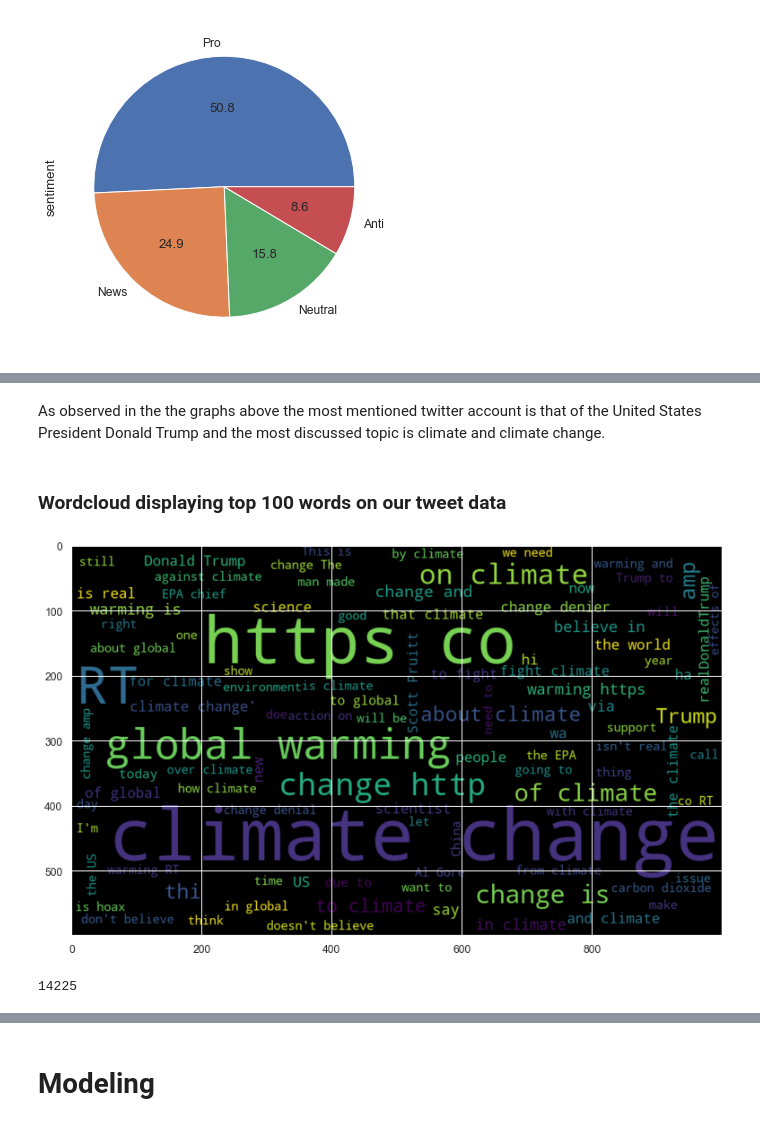
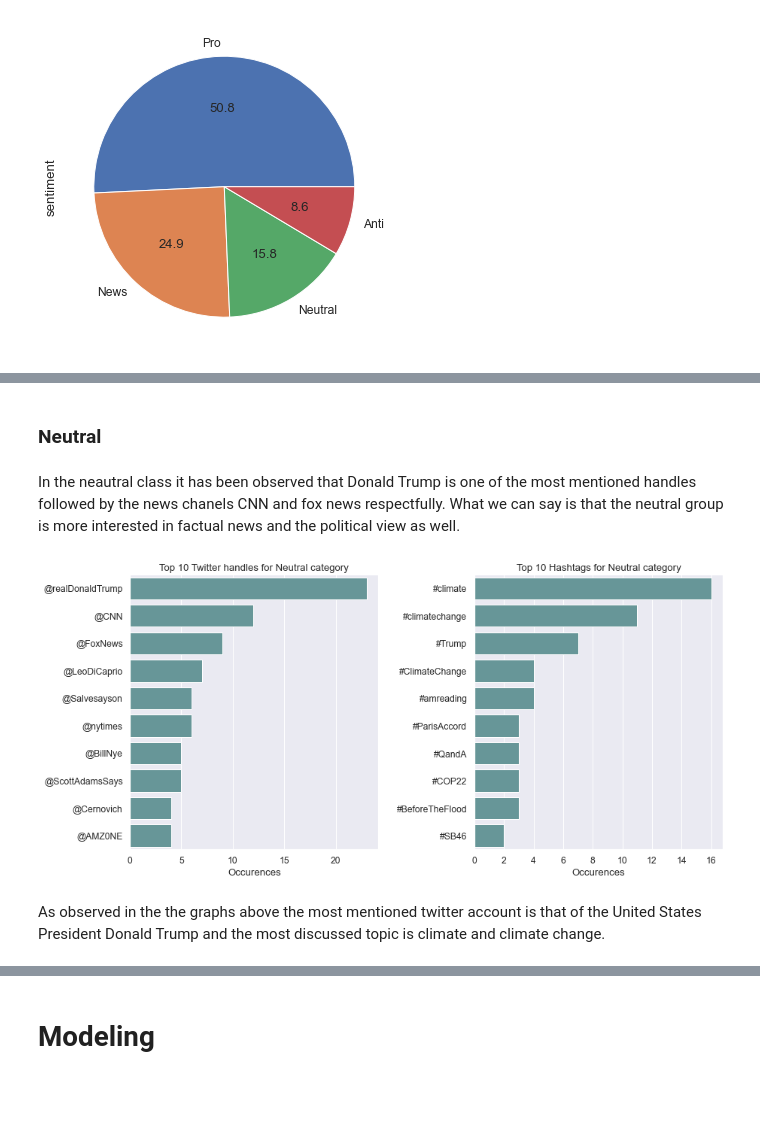
Before and after one commit to FaatimahM/jhb-ss3-classification-Repo, a Jupyter notebook: Classification_submission_file.ipynb, the cells around one changed output, grey strips where cells are left out. Cells and saved outputs as stored; diff of their text form; code cells hidden in the pictures; blank space fills up the shorter version.

```diff
--- a/Classification_submission_file.ipynb
+++ b/Classification_submission_file.ipynb
@@ -399,4 +374,10 @@ top_hashtags(df)
+# %% [markdown]
+### Neutral
+# %% [markdown]
+In the neautral class it has been observed that Donald Trump is one of the most mentioned handles followed by the news chanels CNN and fox news respectfully. What we can say is that the neutral group is more interested in factual news and the political view as well.
+# %%
+tweet_occurence_graph(df, sentiment=0, top_n=10, color='cadetblue')
+# %% [output]
+[figure, added]
 # %% [markdown]
 As observed in the the graphs above the most mentioned twitter account is that of the United States President Donald Trump and the most discussed topic is climate and climate change.
-# %% [markdown]
-### Wordcloud displaying top 100 words on our tweet data
@@ -415,8 +383,0 @@ def plot_wordcloud(data):
-# %%
-plot_wordcloud(df['message'])
-# %% [output]
-[figure, removed]
-# %%
-len(df)
-# %% [output]
-14225
```
Also changed, not shown: parts of 129 cells of this notebook, 1 other file.
